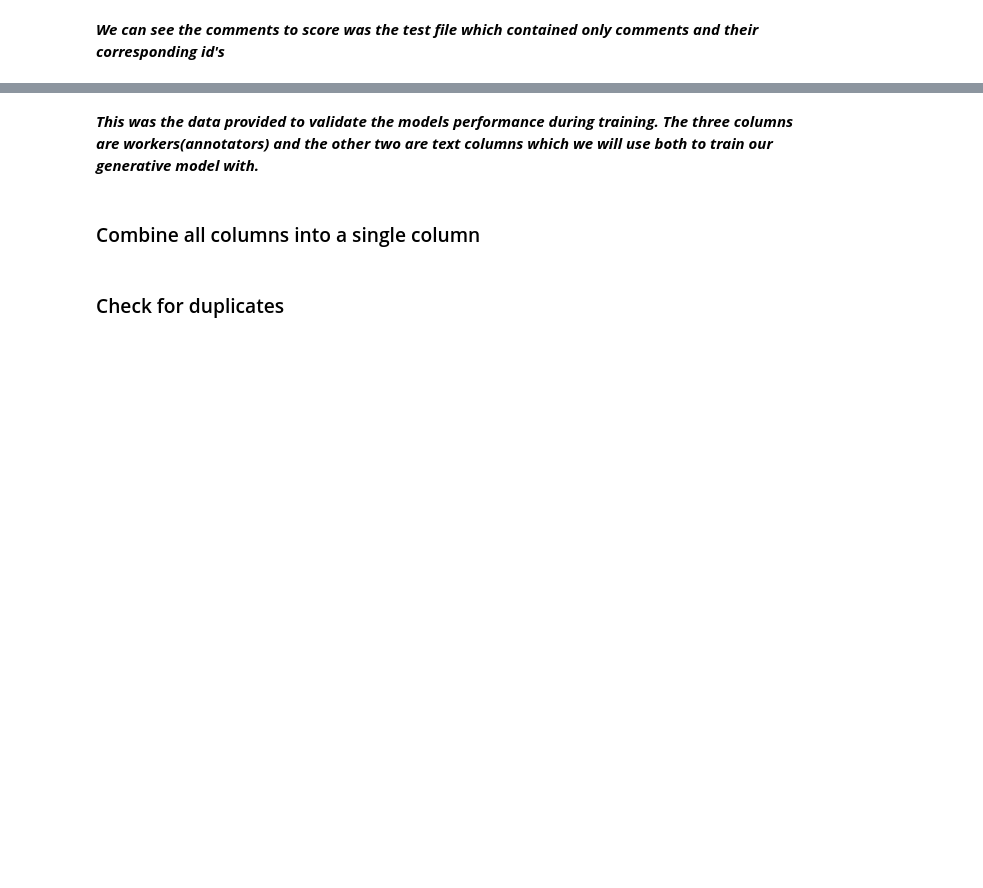
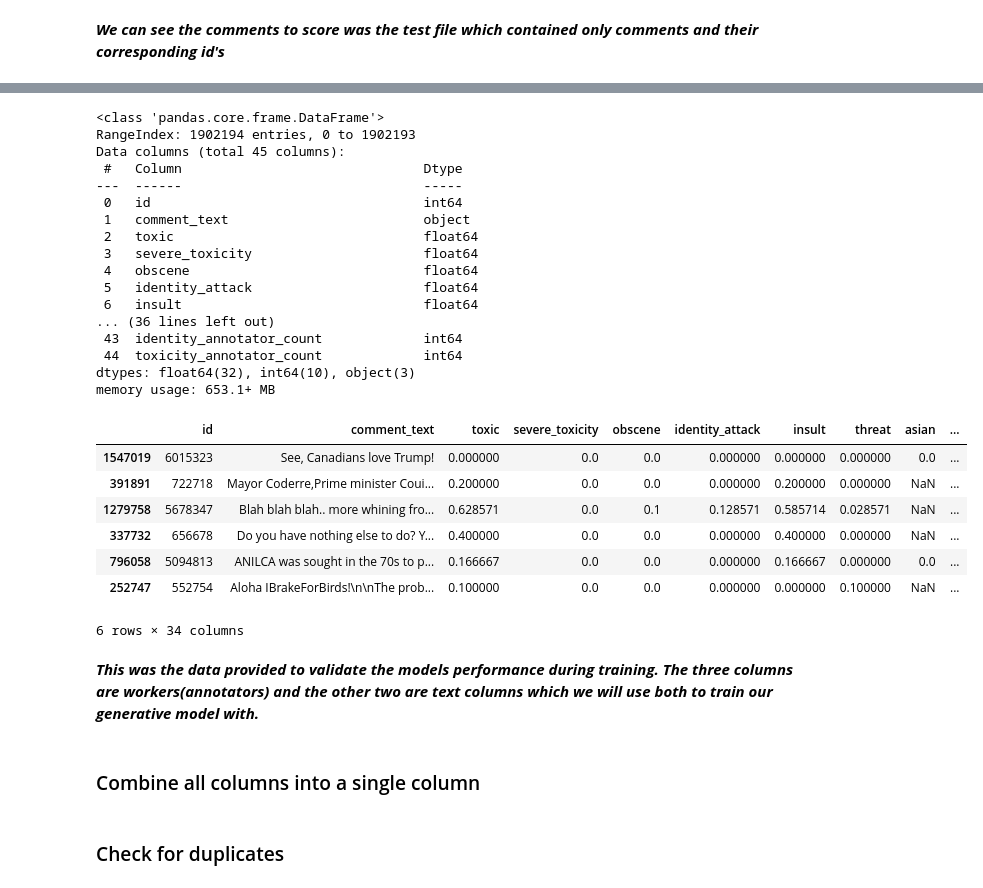
Before and after one commit to kristopher-smith/MiniGPT-for-Text-Generation, a Jupyter notebook: build-a-minigpt-for-text-generation.ipynb, the cells around one changed output, grey strips where cells are left out. Cells and saved outputs as stored; diff of their text form; code cells hidden in the pictures; blank space fills up the shorter version.

```diff
--- a/build-a-minigpt-for-text-generation.ipynb
+++ b/build-a-minigpt-for-text-generation.ipynb
@@ -131,3 +169,57 @@ memory usage: 705.8+ KB
+# %%
+data5 = pd.read_csv('../input/toxic-comment/jigsaw-unintended-bias-train.csv')
+data5.info()
+
+drop_columns = [
+    'created_date',
+    'publication_id',
+    'parent_id',
+    'article_id',
+    'rating',
+    'funny',
+    'wow',
+    'sad',
+    'likes',
+    'disagree',
+    'identity_annotator_count',
+    'toxicity_annotator_count'
+]
+
+data5 = data5.drop(columns=drop_columns, axis=0)
+
+## Sum across labels to filter out clean comments
+data5['sum'] = data5.loc[:, 'toxic':].sum(axis=1)
+
+## Keep only comments with some type of label
+data5 = data5[data5['sum'] > 0]
+
+data5.sample(6)
+# %% [output]
+<class 'pandas.core.frame.DataFrame'>
+RangeIndex: 1902194 entries, 0 to 1902193
+Data columns (total 45 columns):
+ #   Column                               Dtype
+---  ------                               -----
+ 0   id                                   int64
+ 1   comment_text                         object
+ 2   toxic                                float64
+ 3   severe_toxicity                      float64
+ 4   obscene                              float64
+ 5   identity_attack                      float64
+ 6   insult                               float64
+... (36 lines left out)
+ 43  identity_annotator_count             int64
+ 44  toxicity_annotator_count             int64
+dtypes: float64(32), int64(10), object(3)
+memory usage: 653.1+ MB
+|  | id | comment_text | toxic | severe_toxicity | obscene | identity_attack | insult | threat | asian | ... |
+| 1547019 | 6015323 | See, Canadians love Trump! | 0.000000 | 0.0 | 0.0 | 0.000000 | 0.000000 | 0.000000 | 0.0 | ... |
+| 391891 | 722718 | Mayor Coderre,Prime minister Coui... | 0.200000 | 0.0 | 0.0 | 0.000000 | 0.200000 | 0.000000 | NaN | ... |
+| 1279758 | 5678347 | Blah blah blah.. more whining fro... | 0.628571 | 0.0 | 0.1 | 0.128571 | 0.585714 | 0.028571 | NaN | ... |
+| 337732 | 656678 | Do you have nothing else to do? Y... | 0.400000 | 0.0 | 0.0 | 0.000000 | 0.400000 | 0.000000 | NaN | ... |
+| 796058 | 5094813 | ANILCA was sought in the 70s to p... | 0.166667 | 0.0 | 0.0 | 0.000000 | 0.166667 | 0.000000 | 0.0 | ... |
+| 252747 | 552754 | Aloha IBrakeForBirds!\n\nThe prob... | 0.100000 | 0.0 | 0.0 | 0.000000 | 0.000000 | 0.100000 | NaN | ... |
+6 rows × 34 columns
 # %% [markdown]
 ***This was the data provided to validate the models performance during training. The three columns are workers(annotators) and the other two are text columns which we will use both to train our generative model with.***
 # %% [markdown]
```
Also changed, not shown: parts of 20 cells of this notebook.
